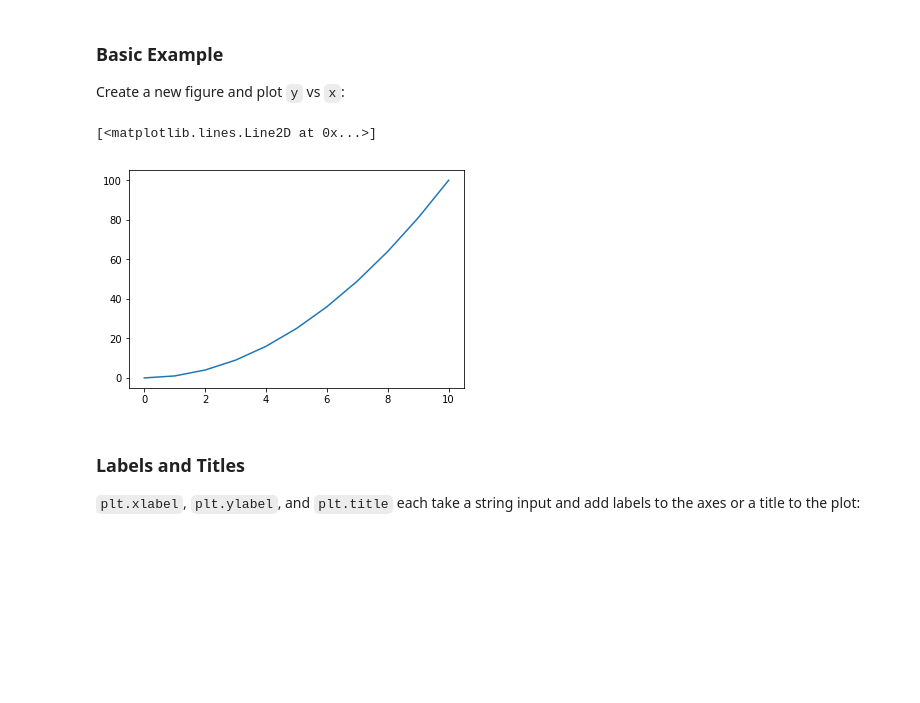
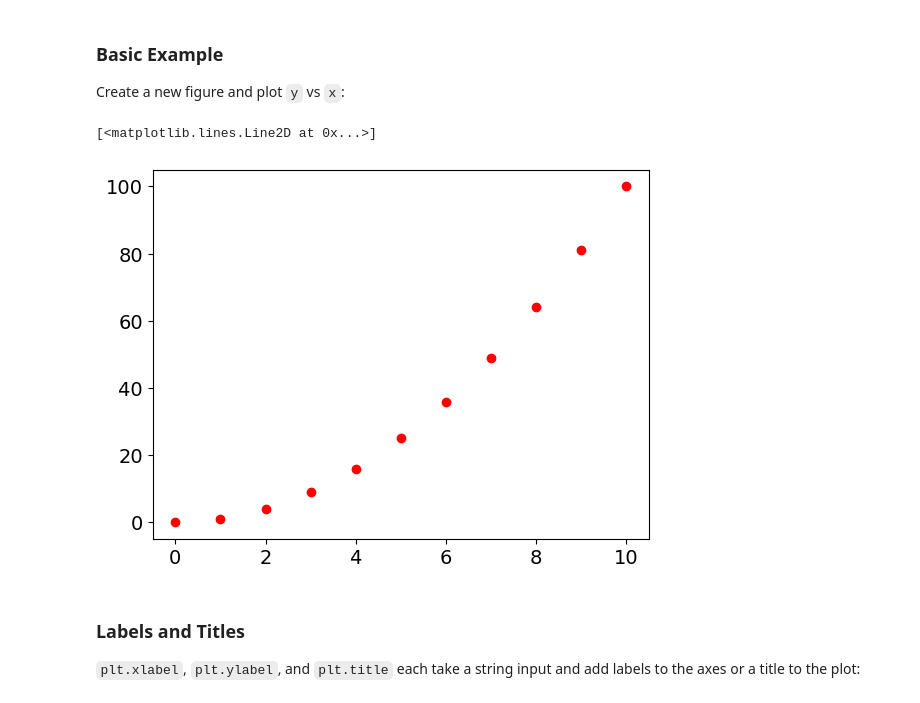
Before and after one commit to kraussry/student_git_345_F26, a Jupyter notebook: lab_345/lab_01_intro_to_python/support_materials_for_lab_1/plotting_with_matplotlib.ipynb, the cells around one changed output. Drawn from its saved outputs; the diff is of its cells as text; code cells hidden in the pictures; blank space fills up the shorter version.

```diff
--- a/lab_345/lab_01_intro_to_python/support_materials_for_lab_1/plotting_with_matplotlib.ipynb
+++ b/lab_345/lab_01_intro_to_python/support_materials_for_lab_1/plotting_with_matplotlib.ipynb
@@ -34,10 +34,10 @@ array([  0,   1,   4,   9,  16,  25,  36,  49,  64,  81, 100])
 Create a new figure and plot `y` vs `x`:
 # %%
 plt.figure()
-plt.plot(x,y1)
+plt.plot(x,y1,'ro')
 # %% [output]
 [<matplotlib.lines.Line2D at 0x...>]
-[figure, old version]
+[figure, new version]
 # %% [markdown]
 ### Labels and Titles
 
```
Also changed, not shown: parts of 6 cells of this notebook, 4 other files.
